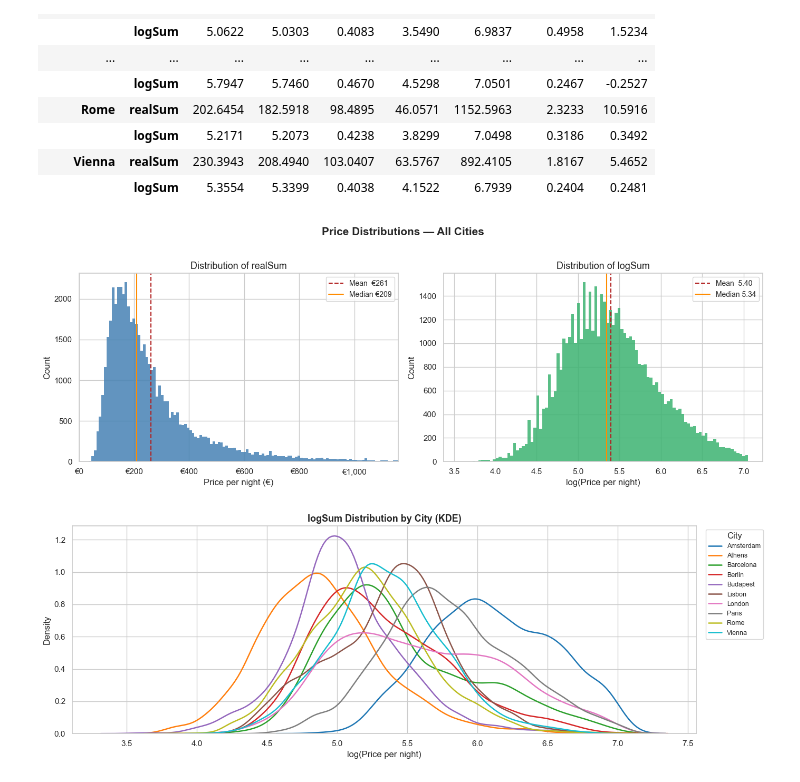
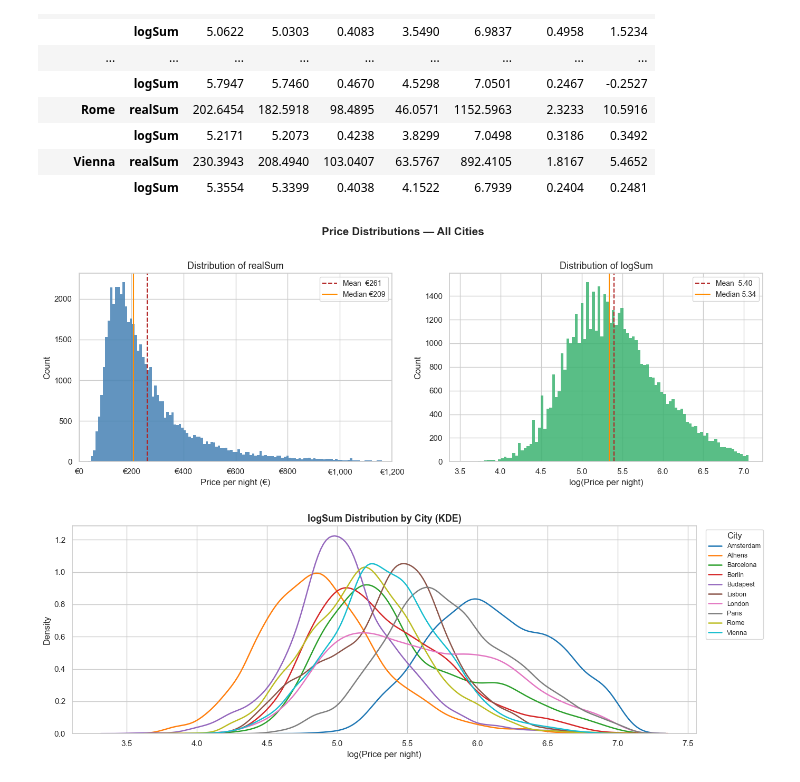
Before and after one commit to ShenghaoXue/MATH-189-Project-SP26, a Jupyter notebook: phase_1.ipynb, the cells around one changed output. Saved outputs shown, nothing was run; the diff lists cells and outputs as text; code cells hidden in the pictures.

Commit message:
Correctly extended the axis of realSum distribution histogram to include new maximum value after outlier removal.

```diff
--- a/phase_1.ipynb
+++ b/phase_1.ipynb
@@ -203,35 +203,35 @@ sns.set_theme(style='whitegrid', palette='muted')
 realSum = df['realSum']
 
 fig, axes = plt.subplots(1, 2, figsize=(14, 5))
 
 # --- 1. realSum histogram (right-skewed raw prices) ---
 ax = axes[0]
 ax.hist(realSum, bins=120, color='steelblue', edgecolor='none', alpha=0.85)
 ax.axvline(realSum.mean(),   color='firebrick', lw=1.5, linestyle='--', label=f'Mean  €{realSum.mean():.0f}')
 ax.axvline(realSum.median(), color='darkorange', lw=1.5, linestyle='-',  label=f'Median €{realSum.median():.0f}')
-ax.set_xlim(0, realSum.max())
+ax.set_xlim(0, 1200)
 ax.set_xlabel('Price per night (€)', fontsize=12)
 ax.set_ylabel('Count', fontsize=12)
 ax.set_title('Distribution of realSum', fontsize=13)
 ax.xaxis.set_major_formatter(mticker.FuncFormatter(lambda x, _: f'€{x:,.0f}'))
 ax.legend(fontsize=10)
 
 # --- 2. logSum histogram (log-transformed) ---
 ax = axes[1]
 ax.hist(df['logSum'], bins=100, color='mediumseagreen', edgecolor='none', alpha=0.85)
 ax.axvline(df['logSum'].mean(),   color='firebrick', lw=1.5, linestyle='--', label=f'Mean  {df["logSum"].mean():.2f}')
 ax.axvline(df['logSum'].median(), color='darkorange', lw=1.5, linestyle='-',  label=f'Median {df["logSum"].median():.2f}')
 ax.set_xlabel('log(Price per night)', fontsize=12)
 ax.set_ylabel('Count', fontsize=12)
 ax.set_title('Distribution of logSum', fontsize=13)
 ax.legend(fontsize=10)
 
 fig.suptitle('Price Distributions — All Cities', fontsize=15, fontweight='bold', y=1.02)
 plt.tight_layout()
 plt.savefig('dist_overall.png', dpi=300, bbox_inches='tight')
 plt.show()
 # %% [output]
-[figure, old version]
+[figure, new version]
 # %%
 # --- Per-city price distributions ---
 
```
Also changed, not shown: 1 other file.
